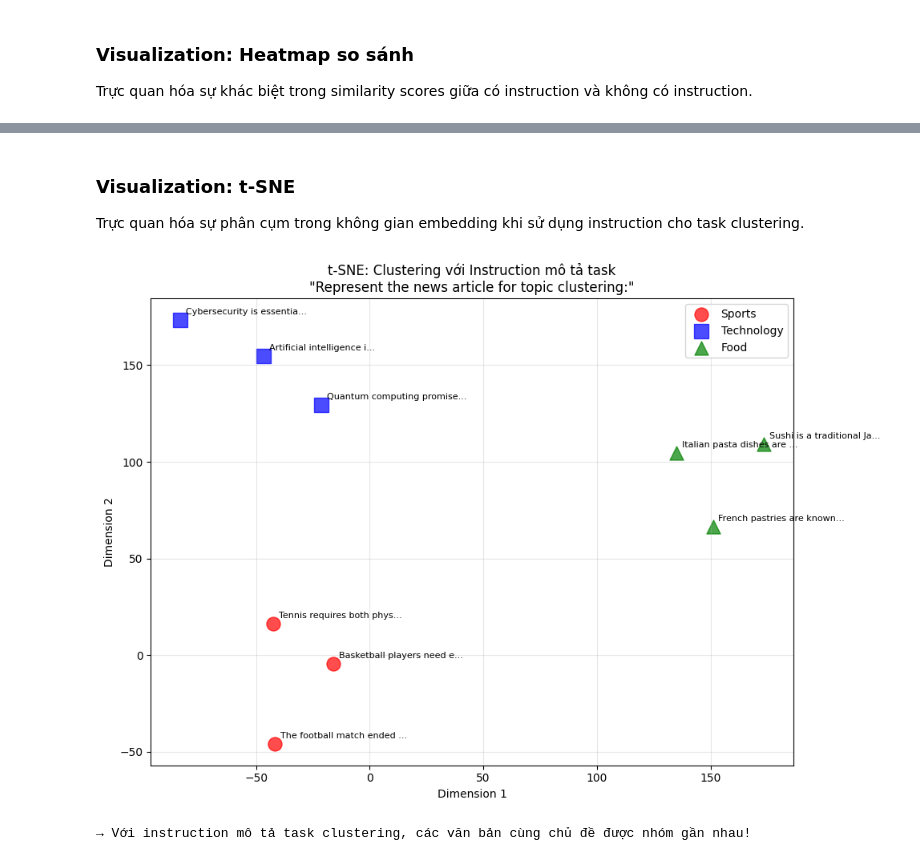
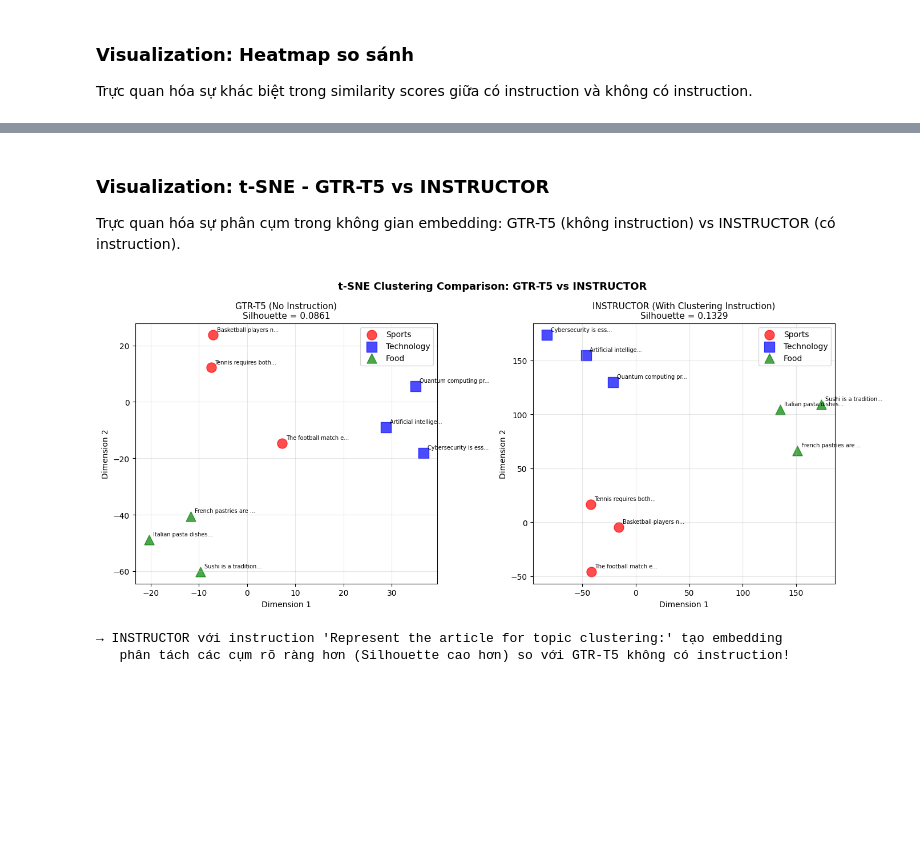
Before and after one commit to AdamNbz/CS221, a Jupyter notebook: instructor-embedding/demo.ipynb, the cells around one changed output, grey strips where cells are left out. Saved outputs shown, nothing was run; the diff lists cells and outputs as text; code cells hidden in the pictures; blank space fills up the shorter version.

```diff
--- a/instructor-embedding/demo.ipynb
+++ b/instructor-embedding/demo.ipynb
@@ -367,20 +402,0 @@ Texts for clustering (by topic):
-# %%
-from sklearn.cluster import KMeans
-from sklearn.metrics import adjusted_rand_score, silhouette_score
-
-kmeans = KMeans(n_clusters=3, random_state=42, n_init=10)
-pred_labels = kmeans.fit_predict(embeddings_cluster)
-
-ari = adjusted_rand_score(true_labels, pred_labels)
-sil = silhouette_score(embeddings_cluster, pred_labels)
-
-print("=== CLUSTERING EVALUATION ===\n")
-print(f"Adjusted Rand Index: {ari:.4f}")
-print(f"Silhouette Score:    {sil:.4f}")
-
-print("\n=== KẾT QUẢ ===")
-print(f"{'Text':<55} {'True':>12} {'Pred':>12}")
-print("-" * 85)
-for i, (text, true, pred) in enumerate(zip(texts, true_labels, pred_labels)):
-    match = "✓" if true == pred else "✗"
-    print(f"{text[:52]+'...':<55} {label_names[true]:>12} {pred:>12} {match}")
@@ -405,32 +403,52 @@ French pastries are known for their delicate flavors...         Food
 # %% [markdown]
-### Visualization: t-SNE
+### Visualization: t-SNE - GTR-T5 vs INSTRUCTOR
 
-Trực quan hóa sự phân cụm trong không gian embedding khi sử dụng instruction cho task clustering.
+Trực quan hóa sự phân cụm trong không gian embedding: GTR-T5 (không instruction) vs INSTRUCTOR (có instruction).
 # %%
 from sklearn.manifold import TSNE
 
-# Sử dụng embeddings đã tạo từ clustering demo
-tsne = TSNE(n_components=2, random_state=42, perplexity=3)
-emb_2d = tsne.fit_transform(embeddings_cluster)
+fig, axes = plt.subplots(1, 2, figsize=(14, 6))
 
-plt.figure(figsize=(10, 7))
 colors_map = {0: 'red', 1: 'blue', 2: 'green'}
 markers = {0: 'o', 1: 's', 2: '^'}
 
-for i, (x, y, label) in enumerate(zip(emb_2d[:, 0], emb_2d[:, 1], true_labels)):
-    plt.scatter(x, y, c=colors_map[label], marker=markers[label], s=150, alpha=0.7,
-                label=label_names[label] if i % 3 == 0 else "")
-    plt.annotate(texts[i][:25] + "...", (x, y), xytext=(5, 5), textcoords='offset points', fontsize=8)
+tsne_gtr = TSNE(n_components=2, random_state=42, perplexity=3)
+emb_2d_gtr = tsne_gtr.fit_transform(emb_gtr_cluster)
 
-plt.title('t-SNE: Clustering với Instruction mô tả task\n"Represent the news article for topic clustering:"', fontsize=12)
-plt.xlabel('Dimension 1')
-plt.ylabel('Dimension 2')
-plt.legend()
-plt.grid(True, alpha=0.3)
+for i, (x, y, label) in enumerate(zip(emb_2d_gtr[:, 0], emb_2d_gtr[:, 1], true_labels)):
+    axes[0].scatter(x, y, c=colors_map[label], marker=markers[label], s=150, alpha=0.7,
+                    label=label_names[label] if i % 3 == 0 else "")
+    axes[0].annotate(texts_cluster[i][:20] + "...", (x, y), xytext=(5, 5),
+                     textcoords='offset points', fontsize=7)
+
+axes[0].set_title('GTR-T5 (No Instruction)\nSilhouette = {:.4f}'.format(sil_gtr), fontsize=11)
+axes[0].set_xlabel('Dimension 1')
+axes[0].set_ylabel('Dimension 2')
+axes[0].legend()
+axes[0].grid(True, alpha=0.3)
+
+tsne_inst = TSNE(n_components=2, random_state=42, perplexity=3)
+emb_2d_inst = tsne_inst.fit_transform(emb_inst_cluster)
+
+for i, (x, y, label) in enumerate(zip(emb_2d_inst[:, 0], emb_2d_inst[:, 1], true_labels)):
+    axes[1].scatter(x, y, c=colors_map[label], marker=markers[label], s=150, alpha=0.7,
+                    label=label_names[label] if i % 3 == 0 else "")
+    axes[1].annotate(texts_cluster[i][:20] + "...", (x, y), xytext=(5, 5),
+                     textcoords='offset points', fontsize=7)
+
+axes[1].set_title('INSTRUCTOR (With Clustering Instruction)\nSilhouette = {:.4f}'.format(sil_inst), fontsize=11)
+axes[1].set_xlabel('Dimension 1')
+axes[1].set_ylabel('Dimension 2')
+axes[1].legend()
+axes[1].grid(True, alpha=0.3)
+
+plt.suptitle('t-SNE Clustering Comparison: GTR-T5 vs INSTRUCTOR', fontsize=13, fontweight='bold')
 plt.tight_layout()
 plt.show()
 
-print("\n→ Với instruction mô tả task clustering, các văn bản cùng chủ đề được nhóm gần nhau!")
+print("\n→ INSTRUCTOR với instruction 'Represent the article for topic clustering:' tạo embedding")
+print("   phân tách các cụm rõ ràng hơn (Silhouette cao hơn) so với GTR-T5 không có instruction!")
 # %% [output]
-[figure, old version]
+[figure, new version]
-→ Với instruction mô tả task clustering, các văn bản cùng chủ đề được nhóm gần nhau!
+→ INSTRUCTOR với instruction 'Represent the article for topic clustering:' tạo embedding
+   phân tách các cụm rõ ràng hơn (Silhouette cao hơn) so với GTR-T5 không có instruction!
```
Also changed, not shown: parts of 39 cells of this notebook, 3 other files.
